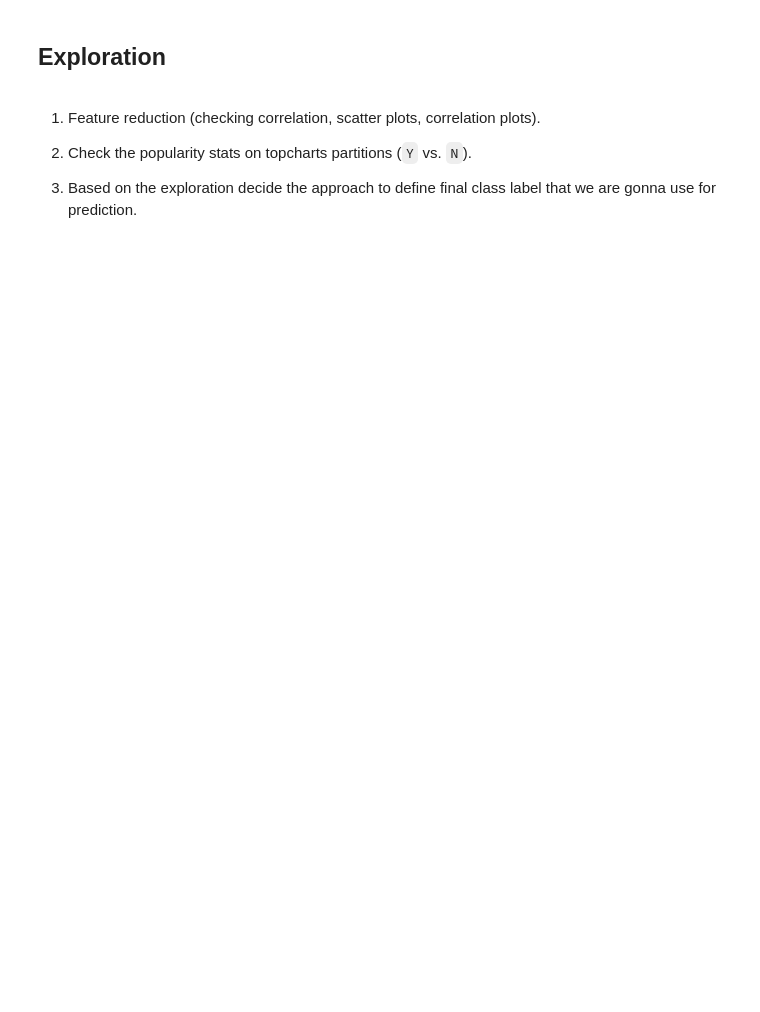
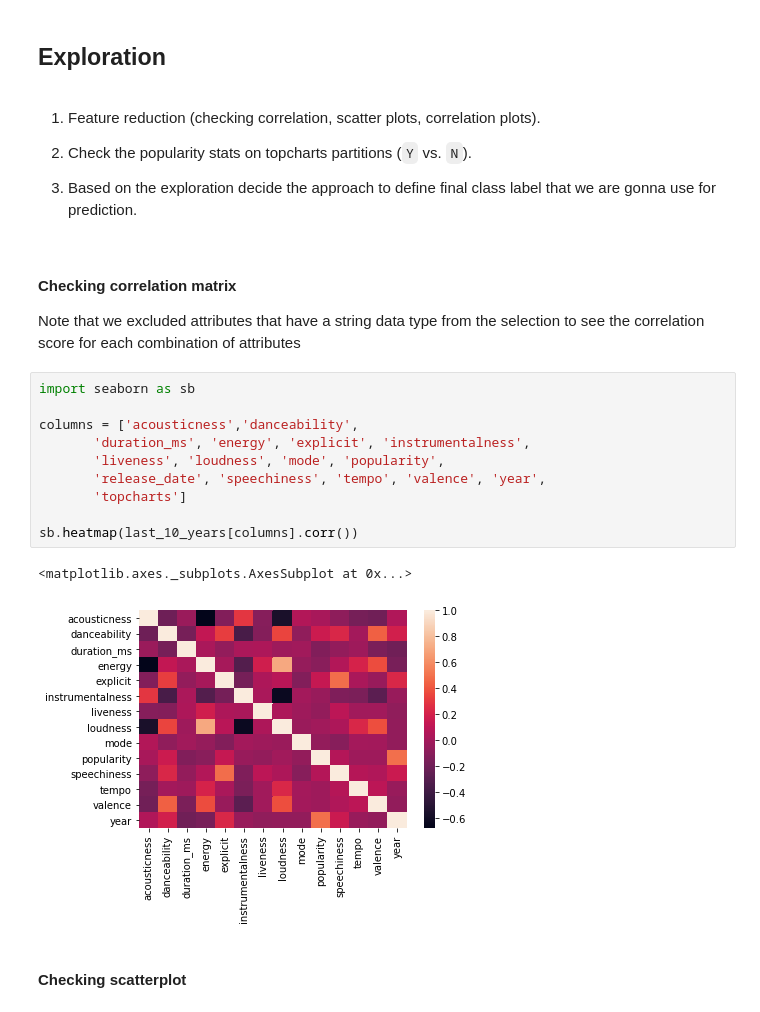
Before and after one commit to zante95/Spotify-Song-Popularity-Prediction, a Jupyter notebook: workspace/submissions/preprocessing-exploration.ipynb, the cells around one changed output. Saved outputs shown, nothing was run; the diff lists cells and outputs as text; blank space fills up the shorter version.

Commit message:
added correlation matrix

```diff
--- a/workspace/submissions/preprocessing-exploration.ipynb
+++ b/workspace/submissions/preprocessing-exploration.ipynb
@@ -358,3 +326,21 @@ last_10_years
 2. Check the popularity stats on topcharts partitions (`Y` vs. `N`).
 
 3. Based on the exploration decide the approach to define final class label that we are gonna use for prediction.
+# %% [markdown]
+#### Checking correlation matrix
+Note that we excluded attributes that have a string data type from the selection to see the correlation score for each combination of attributes
+# %%
+import seaborn as sb
+
+columns = ['acousticness','danceability',
+       'duration_ms', 'energy', 'explicit', 'instrumentalness',
+       'liveness', 'loudness', 'mode', 'popularity',
+       'release_date', 'speechiness', 'tempo', 'valence', 'year',
+       'topcharts']
+
+sb.heatmap(last_10_years[columns].corr())
+# %% [output]
+<matplotlib.axes._subplots.AxesSubplot at 0x...>
+[figure, added]
+# %% [markdown]
+#### Checking scatterplot
```
Also changed, not shown: parts of 2 cells of this notebook.
